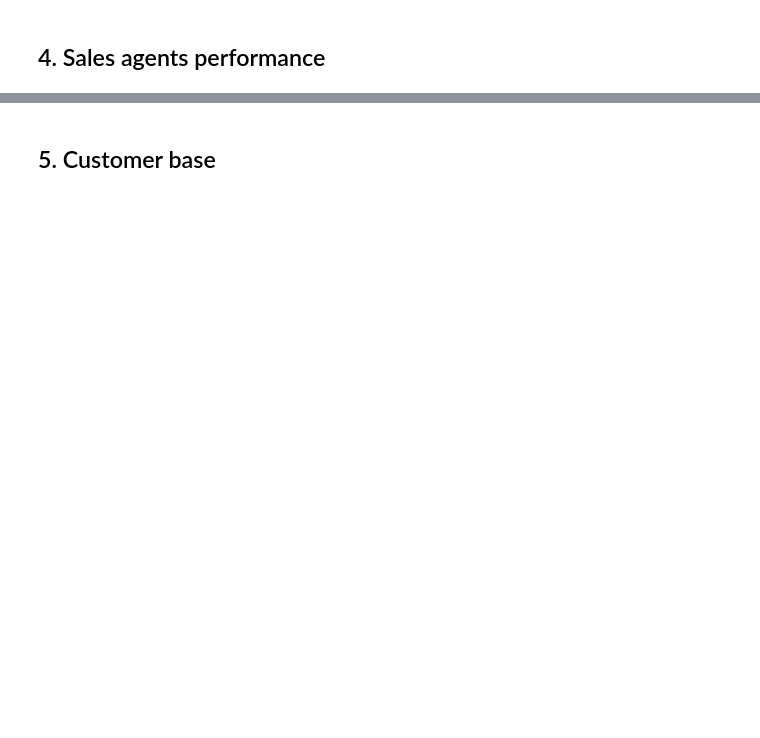
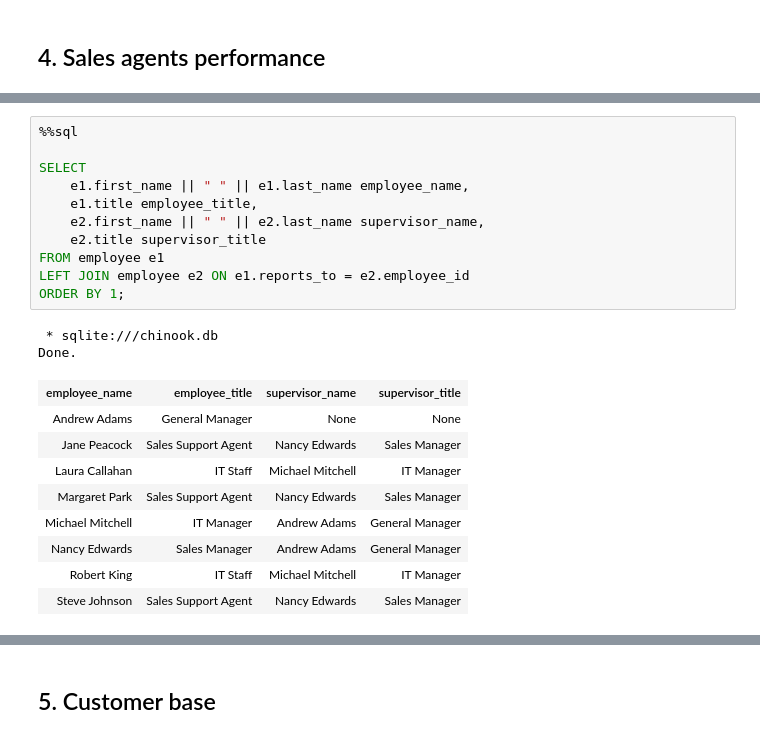
Before and after one commit to Rossel/Digital_Music_Store, a Jupyter notebook: Chinook_Music_Store.ipynb, the cells around one changed output, grey strips where cells are left out. Cells and saved outputs as stored; diff of their text form; blank space fills up the shorter version.

```diff
--- a/Chinook_Music_Store.ipynb
+++ b/Chinook_Music_Store.ipynb
@@ -360,0 +329,23 @@ The **USA** generates the most sales, followed by **Canada**, while average sale
+# %%
+%%sql
+
+SELECT
+    e1.first_name || " " || e1.last_name employee_name,
+    e1.title employee_title,
+    e2.first_name || " " || e2.last_name supervisor_name,
+    e2.title supervisor_title
+FROM employee e1
+LEFT JOIN employee e2 ON e1.reports_to = e2.employee_id
+ORDER BY 1;
+# %% [output]
+ * sqlite:///chinook.db
+Done.
+| employee_name | employee_title | supervisor_name | supervisor_title |
+| Andrew Adams | General Manager | None | None |
+| Jane Peacock | Sales Support Agent | Nancy Edwards | Sales Manager |
+| Laura Callahan | IT Staff | Michael Mitchell | IT Manager |
+| Margaret Park | Sales Support Agent | Nancy Edwards | Sales Manager |
+| Michael Mitchell | IT Manager | Andrew Adams | General Manager |
+| Nancy Edwards | Sales Manager | Andrew Adams | General Manager |
+| Robert King | IT Staff | Michael Mitchell | IT Manager |
+| Steve Johnson | Sales Support Agent | Nancy Edwards | Sales Manager |
```
Also changed, not shown: parts of 35 cells of this notebook.
